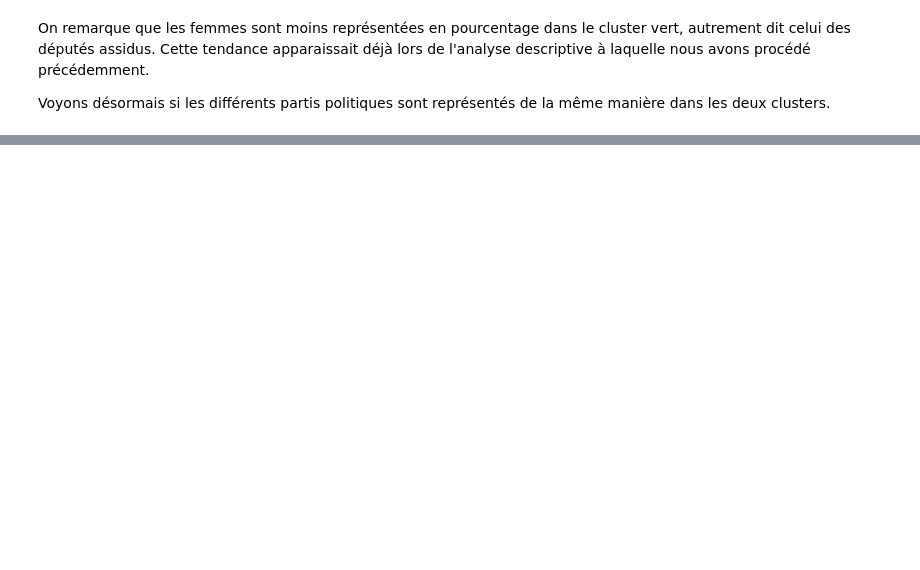
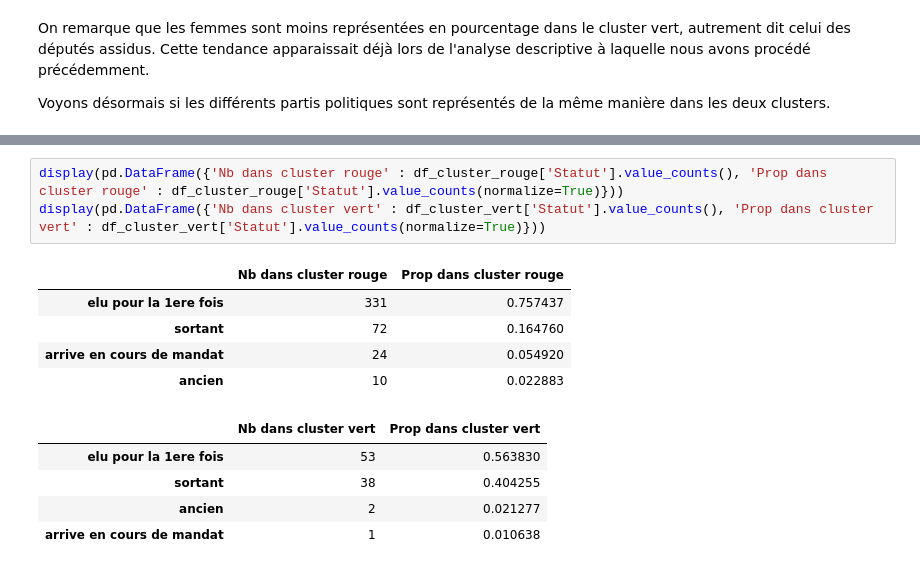
Before and after one commit to APlamont/AssemblyAttendance, a Jupyter notebook: Code/Projet Python pour le Data Scientist.ipynb, the cells around one changed output, grey strips where cells are left out. Drawn from its saved outputs; the diff is of its cells as text; blank space fills up the shorter version.

```diff
--- a/Code/Projet Python pour le Data Scientist.ipynb
+++ b/Code/Projet Python pour le Data Scientist.ipynb
@@ -868,0 +846,14 @@ Si l'âge ne semble pas corrélé avec l'assiduité, il apparaît que le sexe et
+# %%
+display(pd.DataFrame({'Nb dans cluster rouge' : df_cluster_rouge['Statut'].value_counts(), 'Prop dans cluster rouge' : df_cluster_rouge['Statut'].value_counts(normalize=True)}))
+display(pd.DataFrame({'Nb dans cluster vert' : df_cluster_vert['Statut'].value_counts(), 'Prop dans cluster vert' : df_cluster_vert['Statut'].value_counts(normalize=True)}))
+# %% [output]
+|  | Nb dans cluster rouge | Prop dans cluster rouge |
+| elu pour la 1ere fois | 331 | 0.757437 |
+| sortant | 72 | 0.164760 |
+| arrive en cours de mandat | 24 | 0.054920 |
+| ancien | 10 | 0.022883 |
+|  | Nb dans cluster vert | Prop dans cluster vert |
+| elu pour la 1ere fois | 53 | 0.563830 |
+| sortant | 38 | 0.404255 |
+| ancien | 2 | 0.021277 |
+| arrive en cours de mandat | 1 | 0.010638 |
```
Also changed, not shown: parts of 23 cells of this notebook.
